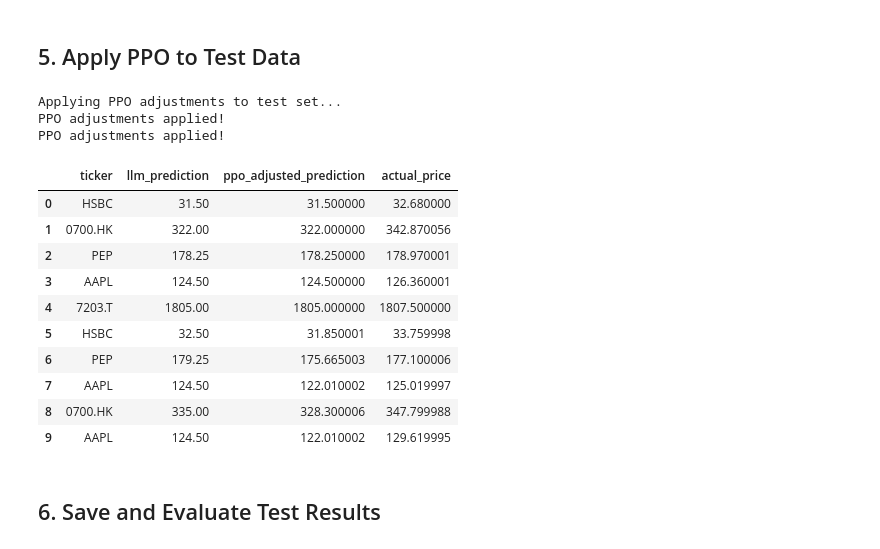
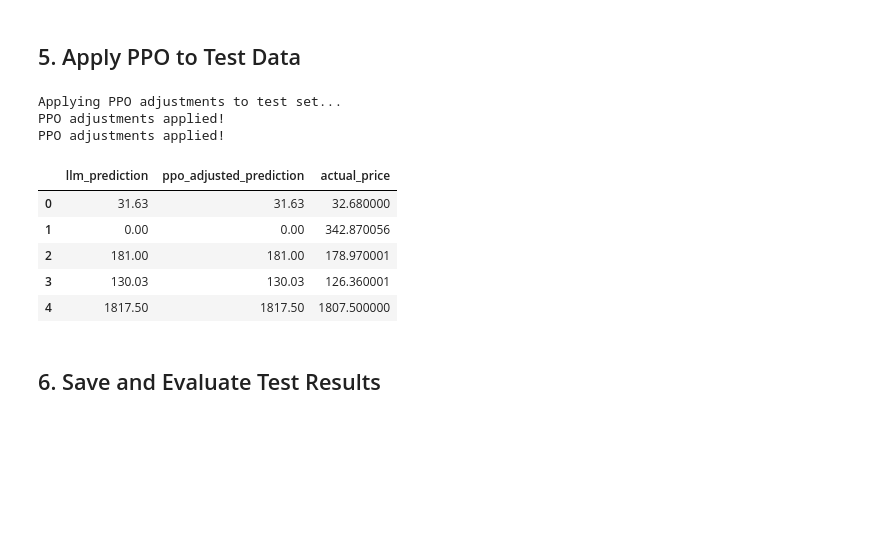
Before and after one commit to ajiayi-debug/StockPPOLLMresearch, a Jupyter notebook: model/llm_ppo_inference_optimized.ipynb, the cells around one changed output. Saved outputs shown, nothing was run; the diff lists cells and outputs as text; code cells hidden in the pictures; blank space fills up the shorter version.

Commit message:
chore: improve on PPO and compare results

```diff
--- a/model/llm_ppo_justification.ipynb
+++ b/model/llm_ppo_inference_optimized.ipynb
@@ -259,7 +354,7 @@ Stock Prediction Environment defined.
 # %%
 # Load the saved PPO model
 try:
-    model_path = '../results/ppo_final_model.zip'
+    model_path = "../results/ppo_paper_final_model.zip"
     model = PPO.load(model_path)
     print(f"Successfully loaded PPO model from {model_path}")
 except Exception as e:
@@ -270,54 +434,58 @@ Successfully loaded PPO model from ../results/ppo_final_model.zip
 # %% [markdown]
 ## 5. Apply PPO to Test Data
 # %%
-# Apply PPO adjustments to test predictions
 def apply_ppo_adjustment(model, test_df):
-    """Apply trained PPO model to adjust predictions"""
+    """
+    Apply PPO adjustments to the LLM predictions.
+    """
+    # Use the same environment class as in training
+    env = PaperStockEnv(test_df, window_size=5)
+    obs, _ = env.reset()
+
     adjusted_predictions = []
-
-    env = StockPredictionEnv(test_df, window_size=5)
-    obs, _ = env.reset()
 
     for idx in range(len(test_df)):
         if idx < env.window_size:
+            # For early samples, not enough history, so use LLM prediction as-is
             adjusted_predictions.append(test_df.iloc[idx]['llm_prediction'])
             continue
 
-        action, _ = model.predict(obs, deterministic=True)
+        # Drop extra sentiment features for PPO model compatibility
+        obs_for_model = obs[:9] if obs.shape[0] > 9 else obs
+        # Get PPO action
+        action, _ = model.predict(obs_for_model, deterministic=True)
 
+        # Map discrete action to adjustment value
+        adjustment = env.action_map[int(action)]
+
+        # Apply adjustment
         llm_pred = test_df.iloc[idx]['llm_prediction']
-        adjusted_pred = llm_pred * (1 + action[0])
+        adjusted_pred = llm_pred * (1 + adjustment)
         adjusted_predictions.append(adjusted_pred)
 
+        # Step environment
         if idx < len(test_df) - 1:
             obs, _, terminated, _, _ = env.step(action)
             if terminated:
                 break
-
     return adjusted_predictions
 
-if model:
-    print("Applying PPO adjustments to test set...")
-    test_df['ppo_adjusted_prediction'] = apply_ppo_adjustment(model, test_df)
-    print("PPO adjustments applied!")
-    display(test_df[['ticker', 'llm_prediction', 'ppo_adjusted_prediction', 'actual_price']].head(10))
-else:
-    print("PPO model not loaded. Skipping adjustments.")
+print("Applying PPO adjustments to test set...")
+test_df['ppo_adjusted_prediction'] = apply_ppo_adjustment(model, test_df)
+print("PPO adjustments applied!")
+
+# Display results
+display(test_df[['llm_prediction', 'ppo_adjusted_prediction', 'actual_price']].head())
 # %% [output]
 Applying PPO adjustments to test set...
 PPO adjustments applied!
 PPO adjustments applied!
-|  | ticker | llm_prediction | ppo_adjusted_prediction | actual_price |
-| 0 | HSBC | 31.50 | 31.500000 | 32.680000 |
-| 1 | 0700.HK | 322.00 | 322.000000 | 342.870056 |
-| 2 | PEP | 178.25 | 178.250000 | 178.970001 |
-| 3 | AAPL | 124.50 | 124.500000 | 126.360001 |
-| 4 | 7203.T | 1805.00 | 1805.000000 | 1807.500000 |
-| 5 | HSBC | 32.50 | 31.850001 | 33.759998 |
-| 6 | PEP | 179.25 | 175.665003 | 177.100006 |
-| 7 | AAPL | 124.50 | 122.010002 | 125.019997 |
-| 8 | 0700.HK | 335.00 | 328.300006 | 347.799988 |
-| 9 | AAPL | 124.50 | 122.010002 | 129.619995 |
+|  | llm_prediction | ppo_adjusted_prediction | actual_price |
+| 0 | 31.63 | 31.63 | 32.680000 |
+| 1 | 0.00 | 0.00 | 342.870056 |
+| 2 | 181.00 | 181.00 | 178.970001 |
+| 3 | 130.03 | 130.03 | 126.360001 |
+| 4 | 1817.50 | 1817.50 | 1807.500000 |
 # %% [markdown]
 ## 6. Save and Evaluate Test Results
 # %%
```
Also changed, not shown: parts of 11 cells of this notebook, 6 other files.
